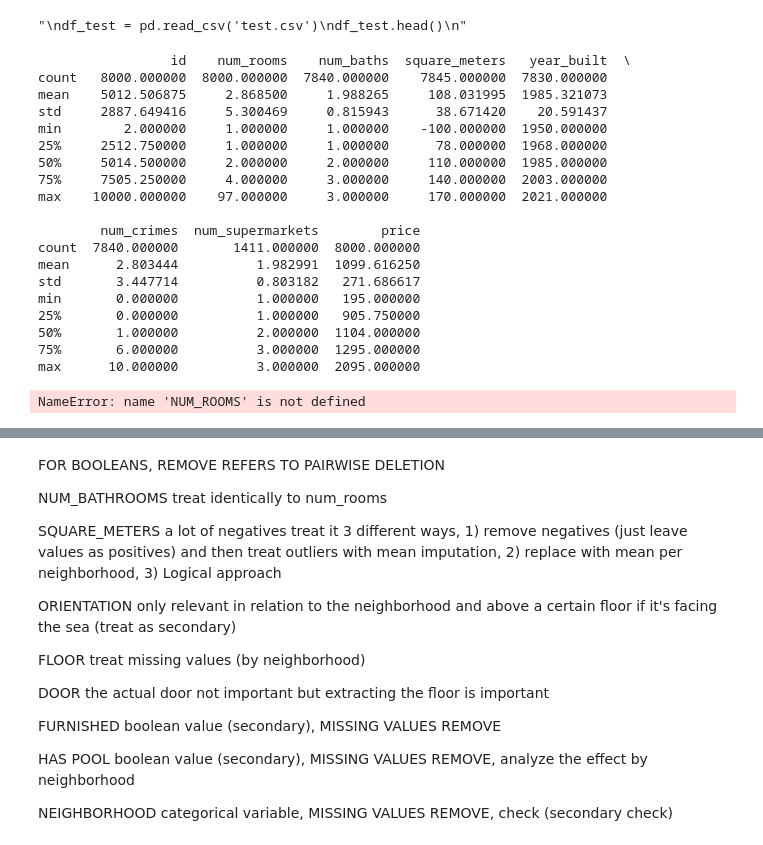
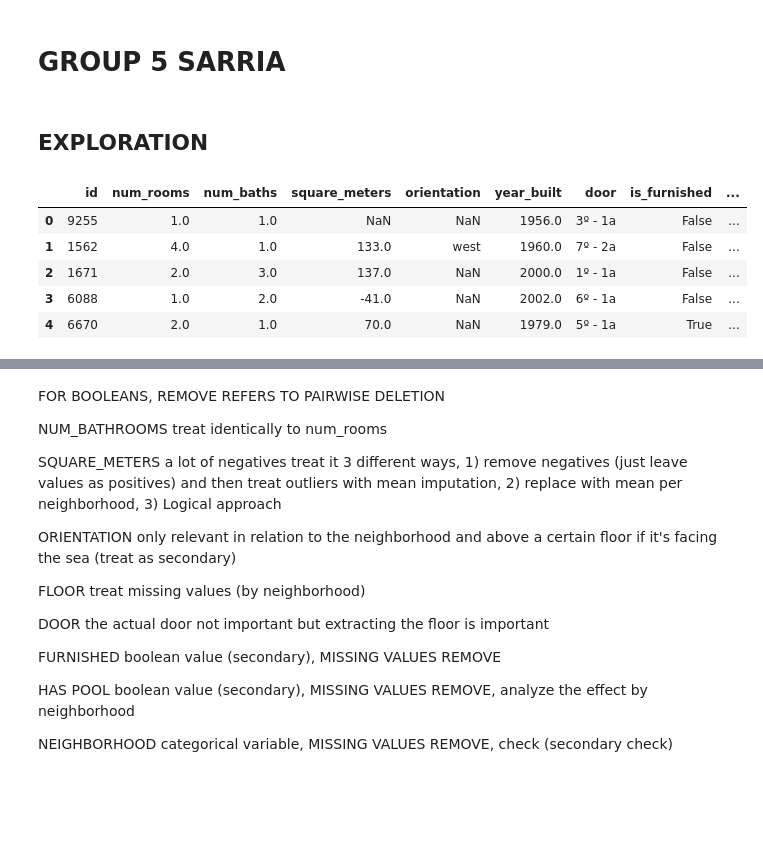
Before and after one commit to monbiote/Barcelona_Apartment_Price_Predictor, a Jupyter notebook: Sarria.ipynb, the cells around one changed output, grey strips where cells are left out. Drawn from its saved outputs; the diff is of its cells as text; code cells hidden in the pictures; blank space fills up the shorter version.

```diff
--- a/Sarria.ipynb
+++ b/Sarria.ipynb
@@ -1,52 +1,25 @@
+# %% [markdown]
+# GROUP 5 SARRIA
 # %%
 import pandas as pd
 import numpy as np
 import matplotlib.pyplot as plt
+import seaborn as sns
+
 
 # Read the data
 df_train = pd.read_csv('train.csv')
+df_test = pd.read_csv('test.csv')
 df_train.head()
-
-'''
-df_test = pd.read_csv('test.csv')
-df_test.head()
-'''
+#df_test.head()
-# %% [output]
-"\ndf_test = pd.read_csv('test.csv')\ndf_test.head()\n"
-# %%
-# Start the exploration
-
-print(df_train.describe())
-
-# INVESTIGATE WHETHER THE MISSING VALUES ARE AT RANDOM OR NOT
-
-# NUM_ROOMS
-outliers = df_train[df_train['num_rooms'] > 6]
-print(len(outliers)) # too many outliers, propose mean imputation per neighborhood
-
-
-
-# filling outliers
-# distr_means = df_train[df_train['neighborhood']].mean()
-# distr_means.plot(kind='bar')
-# %% [output]
-                 id    num_rooms    num_baths  square_meters   year_built  \
-count   8000.000000  8000.000000  7840.000000    7845.000000  7830.000000
-mean    5012.506875     2.868500     1.988265     108.031995  1985.321073
-std     2887.649416     5.300469     0.815943      38.671420    20.591437
-min        2.000000     1.000000     1.000000    -100.000000  1950.000000
-25%     2512.750000     1.000000     1.000000      78.000000  1968.000000
-50%     5014.500000     2.000000     2.000000     110.000000  1985.000000
-75%     7505.250000     4.000000     3.000000     140.000000  2003.000000
-max    10000.000000    97.000000     3.000000     170.000000  2021.000000
-
-        num_crimes  num_supermarkets        price
-count  7840.000000       1411.000000  8000.000000
-mean      2.803444          1.982991  1099.616250
-std       3.447714          0.803182   271.686617
-min       0.000000          1.000000   195.000000
-25%       0.000000          1.000000   905.750000
-50%       1.000000          2.000000  1104.000000
-75%       6.000000          3.000000  1295.000000
-max      10.000000          3.000000  2095.000000
-NameError: name 'NUM_ROOMS' is not defined
+# %% [markdown]
+## EXPLORATION
+# %%
+df_train.head()
+# %% [output]
+|  | id | num_rooms | num_baths | square_meters | orientation | year_built | door | is_furnished | ... |
+| 0 | 9255 | 1.0 | 1.0 | NaN | NaN | 1956.0 | 3º - 1a | False | ... |
+| 1 | 1562 | 4.0 | 1.0 | 133.0 | west | 1960.0 | 7º - 2a | False | ... |
+| 2 | 1671 | 2.0 | 3.0 | 137.0 | NaN | 2000.0 | 1º - 1a | False | ... |
+| 3 | 6088 | 1.0 | 2.0 | -41.0 | NaN | 2002.0 | 6º - 1a | False | ... |
+| 4 | 6670 | 2.0 | 1.0 | 70.0 | NaN | 1979.0 | 5º - 1a | True | ... |
```
Also changed, not shown: parts of 5 cells of this notebook, 1 other file.
